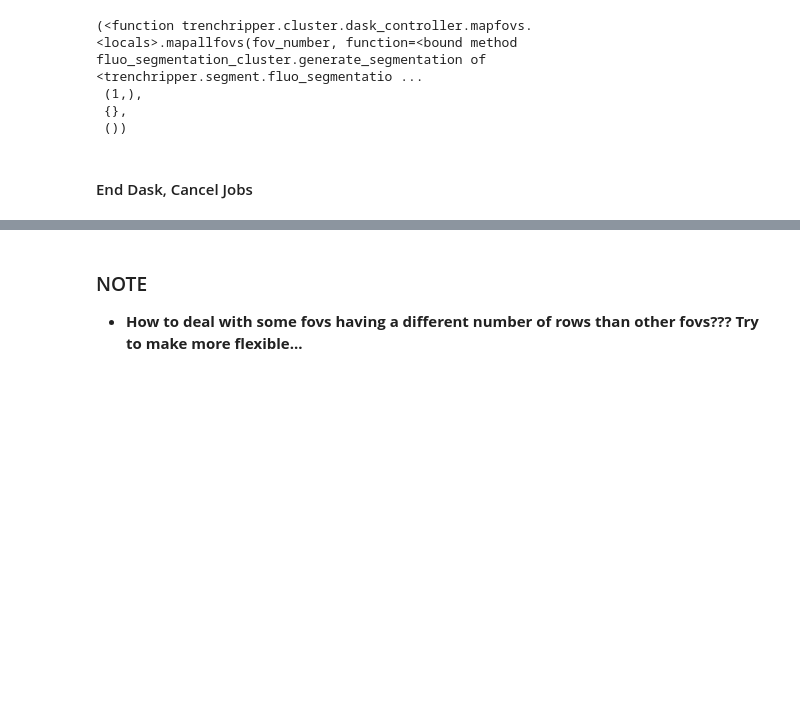
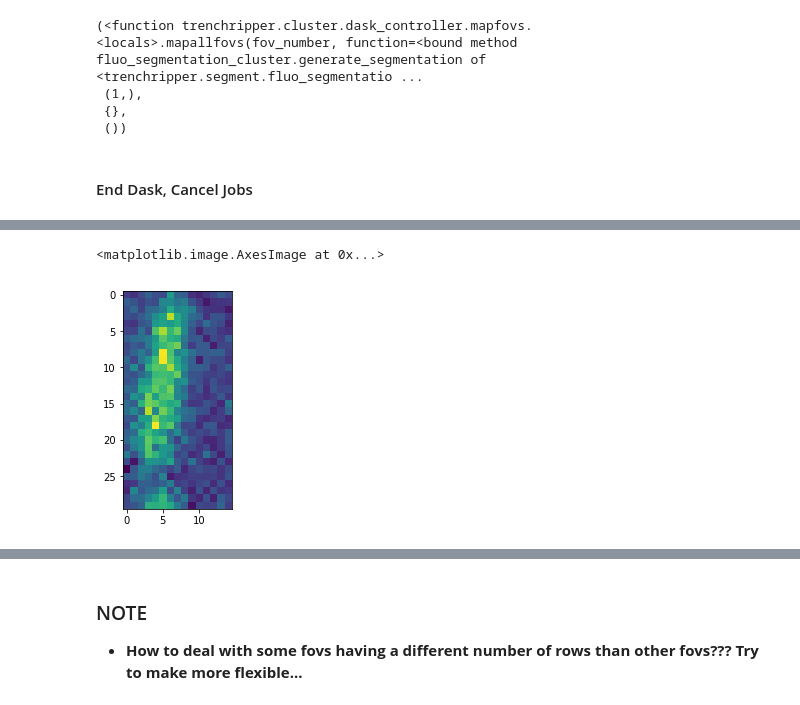
Before and after one commit to paulssonlab/TrenchRipper, a Jupyter notebook: Cluster_Notebook.ipynb, the cells around one changed output, grey strips where cells are left out. Cells and saved outputs as stored; diff of their text form; code cells hidden in the pictures; blank space fills up the shorter version.

```diff
--- a/Cluster_Notebook.ipynb
+++ b/Cluster_Notebook.ipynb
@@ -321,0 +374,5 @@ data = h5py.File("/n/scratch2/de64/full_pipeline_test/segmentation/seg_0.hdf5")
+# %%
+plt.imshow(array[470:500,175:190])
+# %% [output]
+<matplotlib.image.AxesImage at 0x...>
+[figure, added]
```
Also changed, not shown: parts of 39 cells of this notebook, 8 other files.
